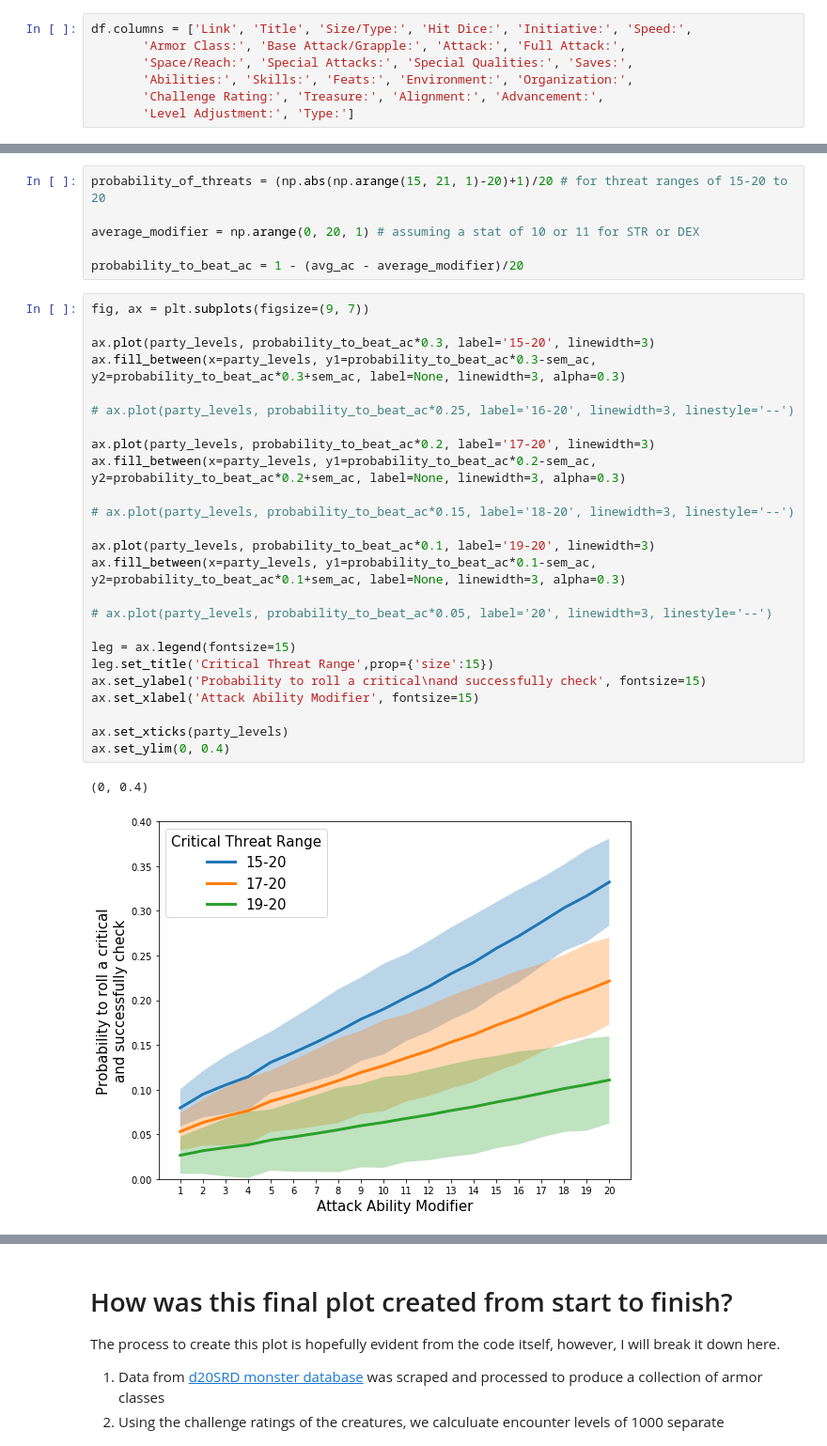
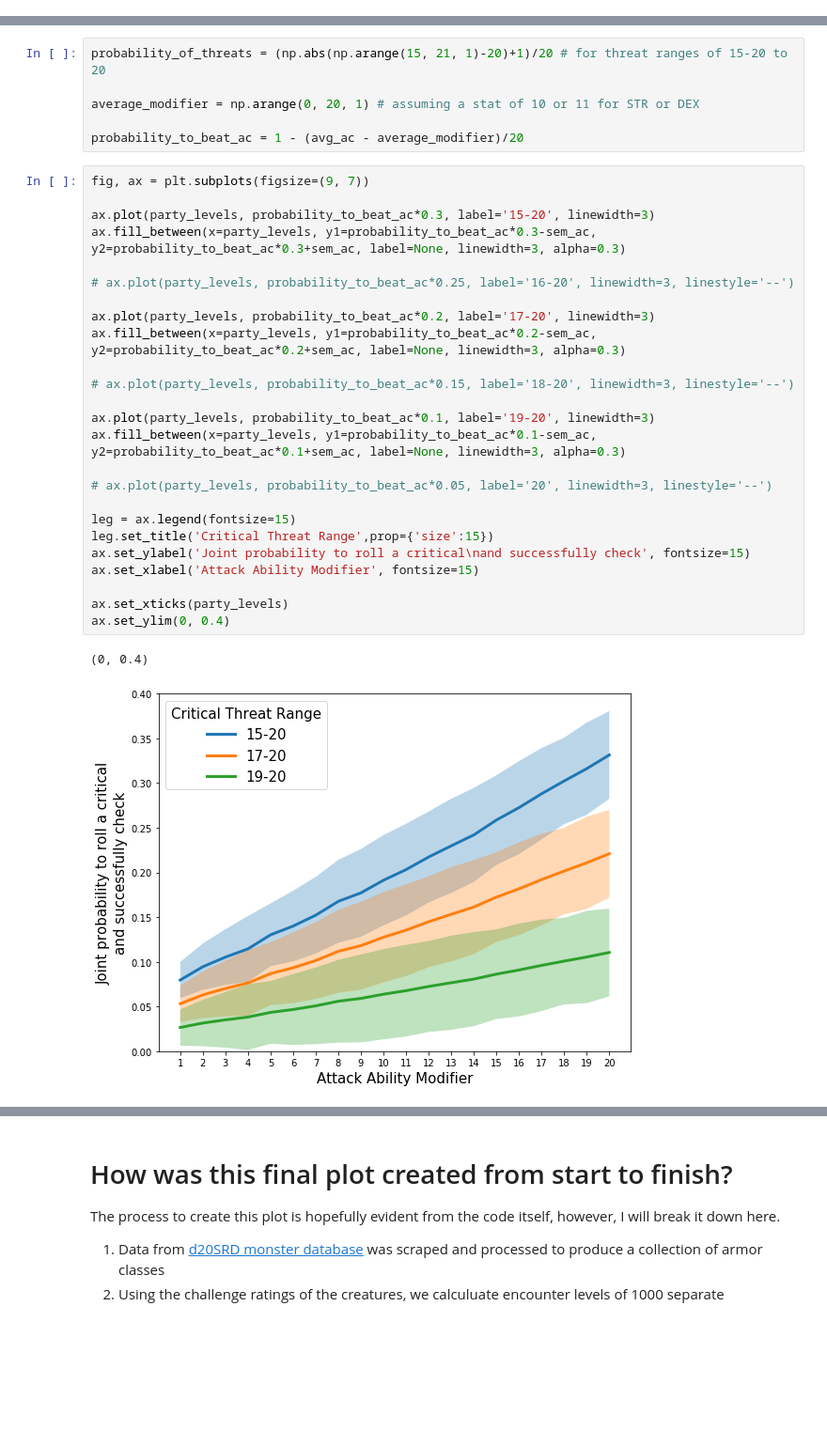
Before and after one commit to mnky9800n/data-analysis-tools, a Jupyter notebook: ipython-notebooks/scraping monsters.ipynb, the cells around one changed output, grey strips where cells are left out. Shown: that part at 94% size. Saved outputs shown, nothing was run; the diff lists cells and outputs as text; blank space fills up the shorter version.

```diff
--- a/ipython-notebooks/scraping monsters.ipynb
+++ b/ipython-notebooks/scraping monsters.ipynb
@@ -138,13 +131,6 @@ TODO: inspect the input data so there is no duplicates anymore
 
 df.drop_duplicates(inplace=True)
 df = df[~df['Armor Class:'].isnull()].copy()
-# %%
-df.columns = ['Link', 'Title', 'Size/Type:', 'Hit Dice:', 'Initiative:', 'Speed:',
-       'Armor Class:', 'Base Attack/Grapple:', 'Attack:', 'Full Attack:',
-       'Space/Reach:', 'Special Attacks:', 'Special Qualities:', 'Saves:',
-       'Abilities:', 'Skills:', 'Feats:', 'Environment:', 'Organization:',
-       'Challenge Rating:', 'Treasure:', 'Alignment:', 'Advancement:',
-       'Level Adjustment:', 'Type:']
 # %%
 df['Title'] = df.Link.apply(lambda row: row.split('/')[-1].split('.')[0])
 # %%
@@ -366,28 +339,28 @@ probability_to_beat_ac = 1 - (avg_ac - average_modifier)/20
 # %%
 fig, ax = plt.subplots(figsize=(9, 7))
 
 ax.plot(party_levels, probability_to_beat_ac*0.3, label='15-20', linewidth=3)
 ax.fill_between(x=party_levels, y1=probability_to_beat_ac*0.3-sem_ac, y2=probability_to_beat_ac*0.3+sem_ac, label=None, linewidth=3, alpha=0.3)
 
 # ax.plot(party_levels, probability_to_beat_ac*0.25, label='16-20', linewidth=3, linestyle='--')
 
 ax.plot(party_levels, probability_to_beat_ac*0.2, label='17-20', linewidth=3)
 ax.fill_between(x=party_levels, y1=probability_to_beat_ac*0.2-sem_ac, y2=probability_to_beat_ac*0.2+sem_ac, label=None, linewidth=3, alpha=0.3)
 
 # ax.plot(party_levels, probability_to_beat_ac*0.15, label='18-20', linewidth=3, linestyle='--')
 
 ax.plot(party_levels, probability_to_beat_ac*0.1, label='19-20', linewidth=3)
 ax.fill_between(x=party_levels, y1=probability_to_beat_ac*0.1-sem_ac, y2=probability_to_beat_ac*0.1+sem_ac, label=None, linewidth=3, alpha=0.3)
 
 # ax.plot(party_levels, probability_to_beat_ac*0.05, label='20', linewidth=3, linestyle='--')
 
 leg = ax.legend(fontsize=15)
 leg.set_title('Critical Threat Range',prop={'size':15})
-ax.set_ylabel('Probability to roll a critical\nand successfully check', fontsize=15)
+ax.set_ylabel('Joint probability to roll a critical\nand successfully check', fontsize=15)
 ax.set_xlabel('Attack Ability Modifier', fontsize=15)
 
 ax.set_xticks(party_levels)
 ax.set_ylim(0, 0.4)
 # %% [output]
 (0, 0.4)
-[figure, old version]
+[figure, new version]
```
Also changed, not shown: parts of 13 cells of this notebook.
